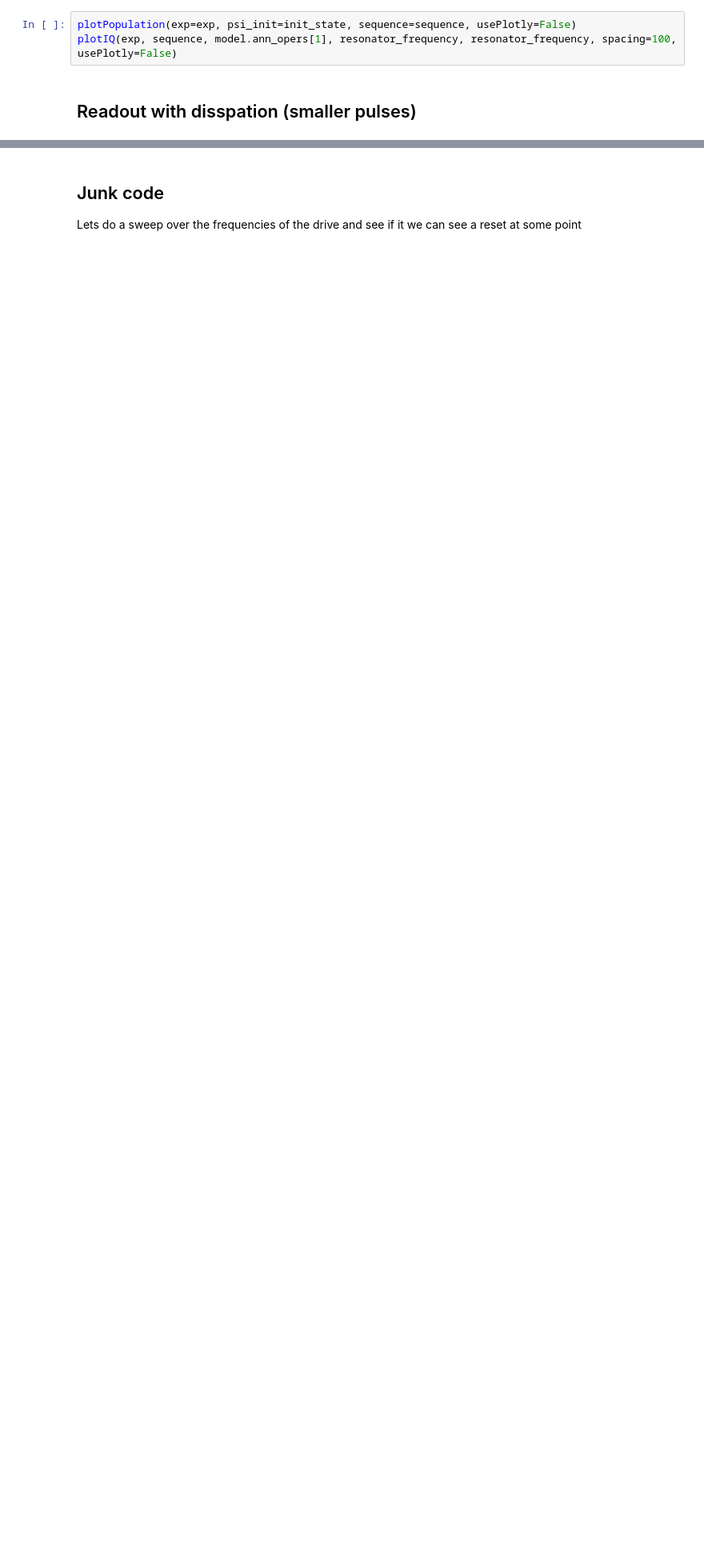
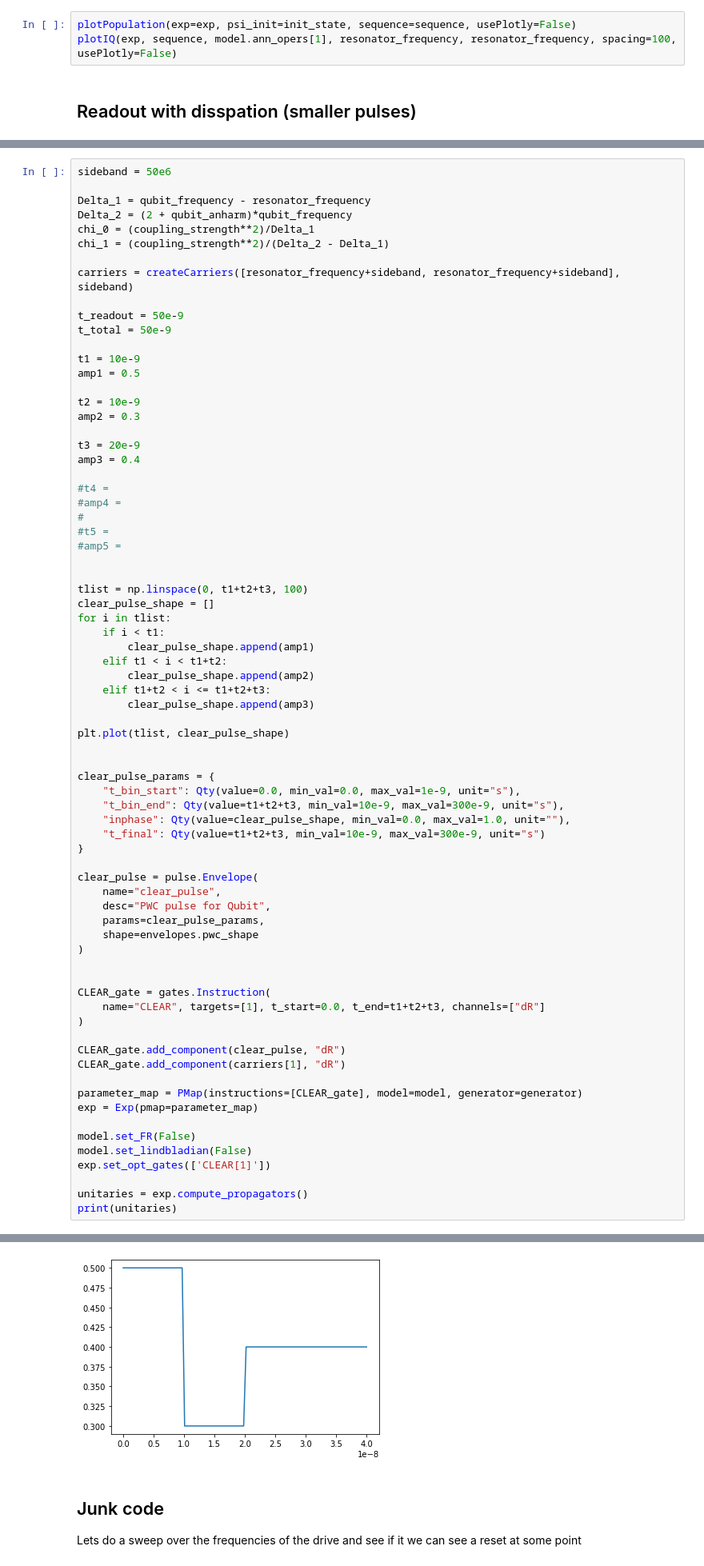
Before and after one commit to BackOnTrackIce/Qubit_readout, a Jupyter notebook: Ashutosh_codes/Qubit_reset_C3.ipynb, the cells around one changed output, grey strips where cells are left out. Shown at 80% size. Drawn from its saved outputs; the diff is of its cells as text; blank space fills up the shorter version.

Commit message:
Trying clear pulse

```diff
--- a/Ashutosh_codes/Qubit_reset_C3.ipynb
+++ b/Ashutosh_codes/Qubit_reset_C3.ipynb
@@ -1199,0 +1203,74 @@ readout_gates = [Readout_gate]
+# %%
+sideband = 50e6
+
+Delta_1 = qubit_frequency - resonator_frequency
+Delta_2 = (2 + qubit_anharm)*qubit_frequency
+chi_0 = (coupling_strength**2)/Delta_1
+chi_1 = (coupling_strength**2)/(Delta_2 - Delta_1)
+
+carriers = createCarriers([resonator_frequency+sideband, resonator_frequency+sideband], sideband)
+
+t_readout = 50e-9
+t_total = 50e-9
+
+t1 = 10e-9
+amp1 = 0.5
+
+t2 = 10e-9
+amp2 = 0.3
+
+t3 = 20e-9
+amp3 = 0.4
+
+#t4 =
+#amp4 =
+#
+#t5 =
+#amp5 =
+
+
+tlist = np.linspace(0, t1+t2+t3, 100)
+clear_pulse_shape = []
+for i in tlist:
+    if i < t1:
+        clear_pulse_shape.append(amp1)
+    elif t1 < i < t1+t2:
+        clear_pulse_shape.append(amp2)
+    elif t1+t2 < i <= t1+t2+t3:
+        clear_pulse_shape.append(amp3)
+
+plt.plot(tlist, clear_pulse_shape)
+
+
+clear_pulse_params = {
+    "t_bin_start": Qty(value=0.0, min_val=0.0, max_val=1e-9, unit="s"),
+    "t_bin_end": Qty(value=t1+t2+t3, min_val=10e-9, max_val=300e-9, unit="s"),
+    "inphase": Qty(value=clear_pulse_shape, min_val=0.0, max_val=1.0, unit=""),
+    "t_final": Qty(value=t1+t2+t3, min_val=10e-9, max_val=300e-9, unit="s")
+}
+
+clear_pulse = pulse.Envelope(
+    name="clear_pulse",
+    desc="PWC pulse for Qubit",
+    params=clear_pulse_params,
+    shape=envelopes.pwc_shape
+)
+
+
+CLEAR_gate = gates.Instruction(
+    name="CLEAR", targets=[1], t_start=0.0, t_end=t1+t2+t3, channels=["dR"]
+)
+
+CLEAR_gate.add_component(clear_pulse, "dR")
+CLEAR_gate.add_component(carriers[1], "dR")
+
+parameter_map = PMap(instructions=[CLEAR_gate], model=model, generator=generator)
+exp = Exp(pmap=parameter_map)
+
+model.set_FR(False)
+model.set_lindbladian(False)
+exp.set_opt_gates(['CLEAR[1]'])
+
+unitaries = exp.compute_propagators()
+print(unitaries)
+# %% [output]
@@ -1200,3 +1278,4 @@ readout_gates = [Readout_gate]
+[figure, added]
 # %% [markdown]
 ## Junk code
 
```
Also changed, not shown: parts of 4 cells of this notebook.
